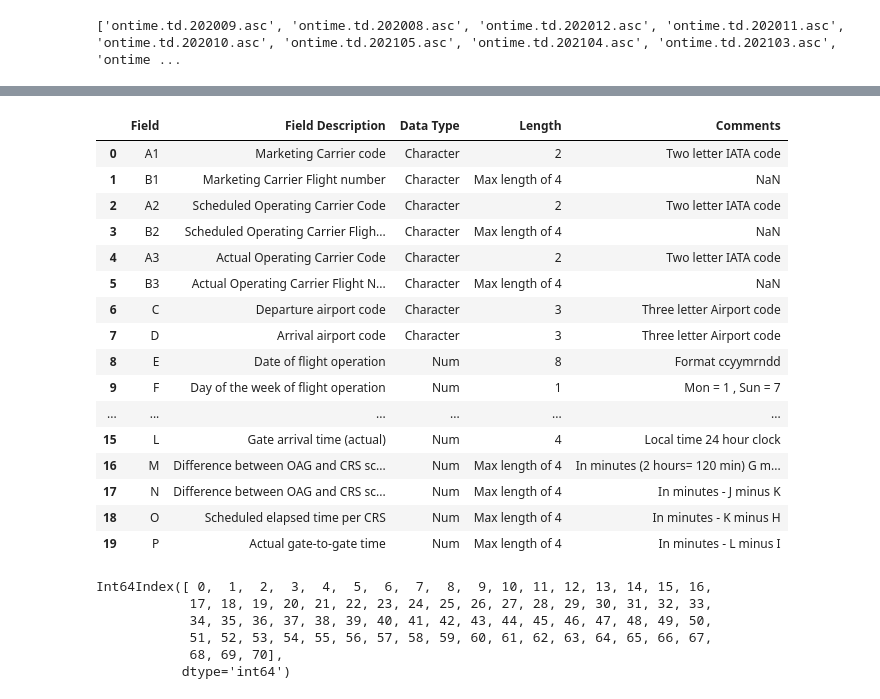
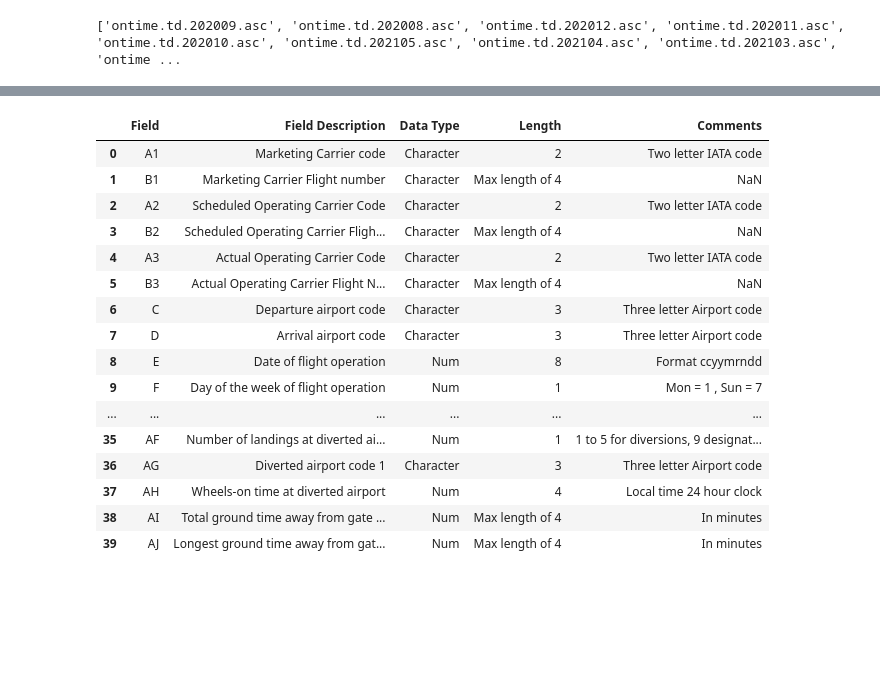
Before and after one commit to andrew-ana/machine-learning-project, a Jupyter notebook: resources/data_exploration.ipynb, the cells around one changed output, grey strips where cells are left out. Cells and saved outputs as stored; diff of their text form; code cells hidden in the pictures; blank space fills up the shorter version.

```diff
--- a/resources/data_exploration.ipynb
+++ b/resources/data_exploration.ipynb
@@ -55,29 +34,20 @@ form_1_labels
 # %%
-form_3A_labels.head(20)
+form_3A_labels.head(40)
 # %% [output]
 |  | Field | Field Description | Data Type | Length | Comments |
 | 0 | A1 | Marketing Carrier code | Character | 2 | Two letter IATA code |
 | 1 | B1 | Marketing Carrier Flight number | Character | Max length of 4 | NaN |
 | 2 | A2 | Scheduled Operating Carrier Code | Character | 2 | Two letter IATA code |
 | 3 | B2 | Scheduled Operating Carrier Fligh... | Character | Max length of 4 | NaN |
 | 4 | A3 | Actual Operating Carrier Code | Character | 2 | Two letter IATA code |
 | 5 | B3 | Actual Operating Carrier Flight N... | Character | Max length of 4 | NaN |
 | 6 | C | Departure airport code | Character | 3 | Three letter Airport code |
 | 7 | D | Arrival airport code | Character | 3 | Three letter Airport code |
 | 8 | E | Date of flight operation | Num | 8 | Format ccyymrndd |
 | 9 | F | Day of the week of flight operation | Num | 1 | Mon = 1 , Sun = 7 |
 | ... | ... | ... | ... | ... | ... |
-| 15 | L | Gate arrival time (actual) | Num | 4 | Local time 24 hour clock |
-| 16 | M | Difference between OAG and CRS sc... | Num | Max length of 4 | In minutes (2 hours= 120 min) G m... |
-| 17 | N | Difference between OAG and CRS sc... | Num | Max length of 4 | In minutes - J minus K |
-| 18 | O | Scheduled elapsed time per CRS | Num | Max length of 4 | In minutes - K minus H |
-| 19 | P | Actual gate-to-gate time | Num | Max length of 4 | In minutes - L minus I |
+| 35 | AF | Number of landings at diverted ai... | Num | 1 | 1 to 5 for diversions, 9 designat... |
+| 36 | AG | Diverted airport code 1 | Character | 3 | Three letter Airport code |
+| 37 | AH | Wheels-on time at diverted airport | Num | 4 | Local time 24 hour clock |
+| 38 | AI | Total ground time away from gate ... | Num | Max length of 4 | In minutes |
+| 39 | AJ | Longest ground time away from gat... | Num | Max length of 4 | In minutes |
-# %%
-airline.columns
-# %% [output]
-Int64Index([ 0,  1,  2,  3,  4,  5,  6,  7,  8,  9, 10, 11, 12, 13, 14, 15, 16,
-            17, 18, 19, 20, 21, 22, 23, 24, 25, 26, 27, 28, 29, 30, 31, 32, 33,
-            34, 35, 36, 37, 38, 39, 40, 41, 42, 43, 44, 45, 46, 47, 48, 49, 50,
-            51, 52, 53, 54, 55, 56, 57, 58, 59, 60, 61, 62, 63, 64, 65, 66, 67,
-            68, 69, 70],
-           dtype='int64')
```
Also changed, not shown: parts of 12 cells of this notebook.
